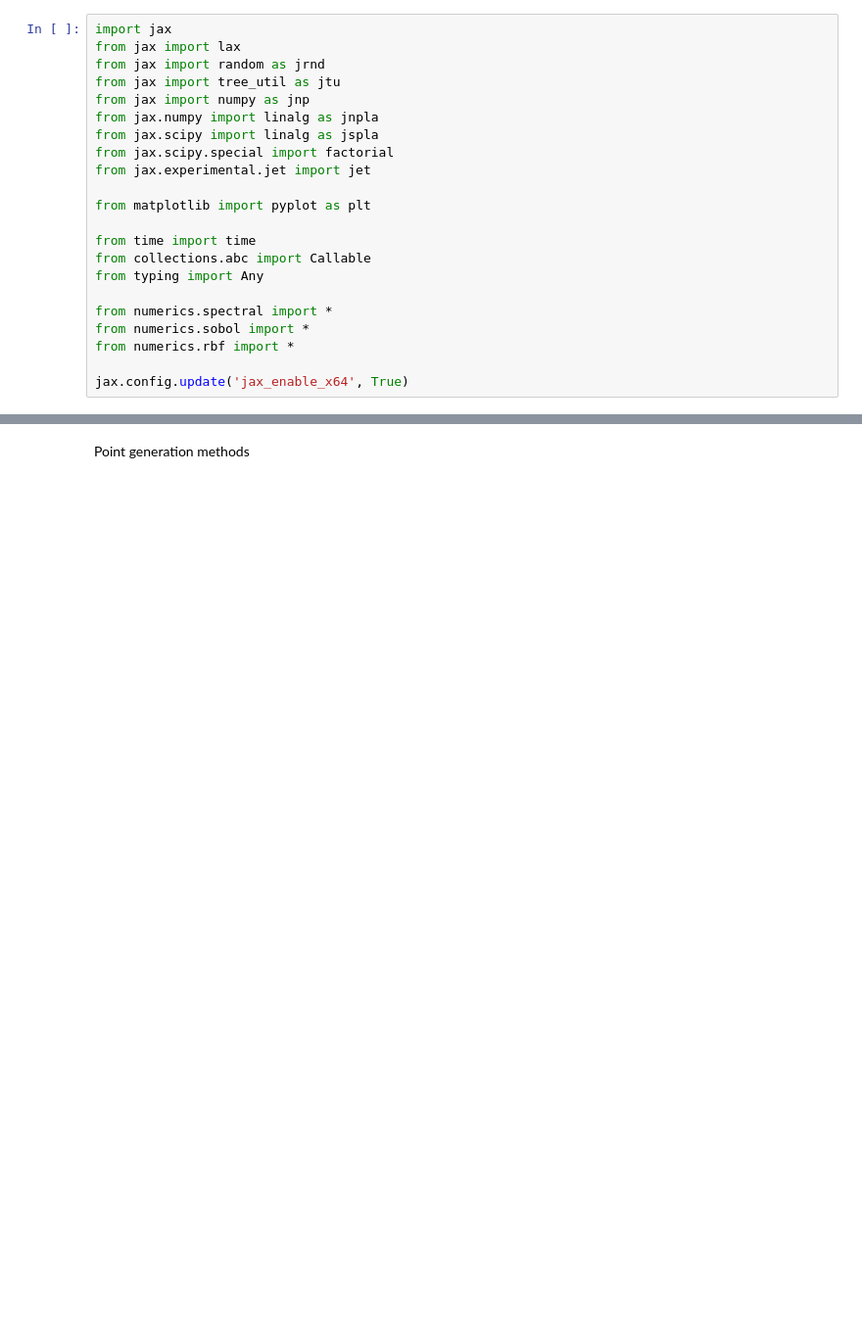
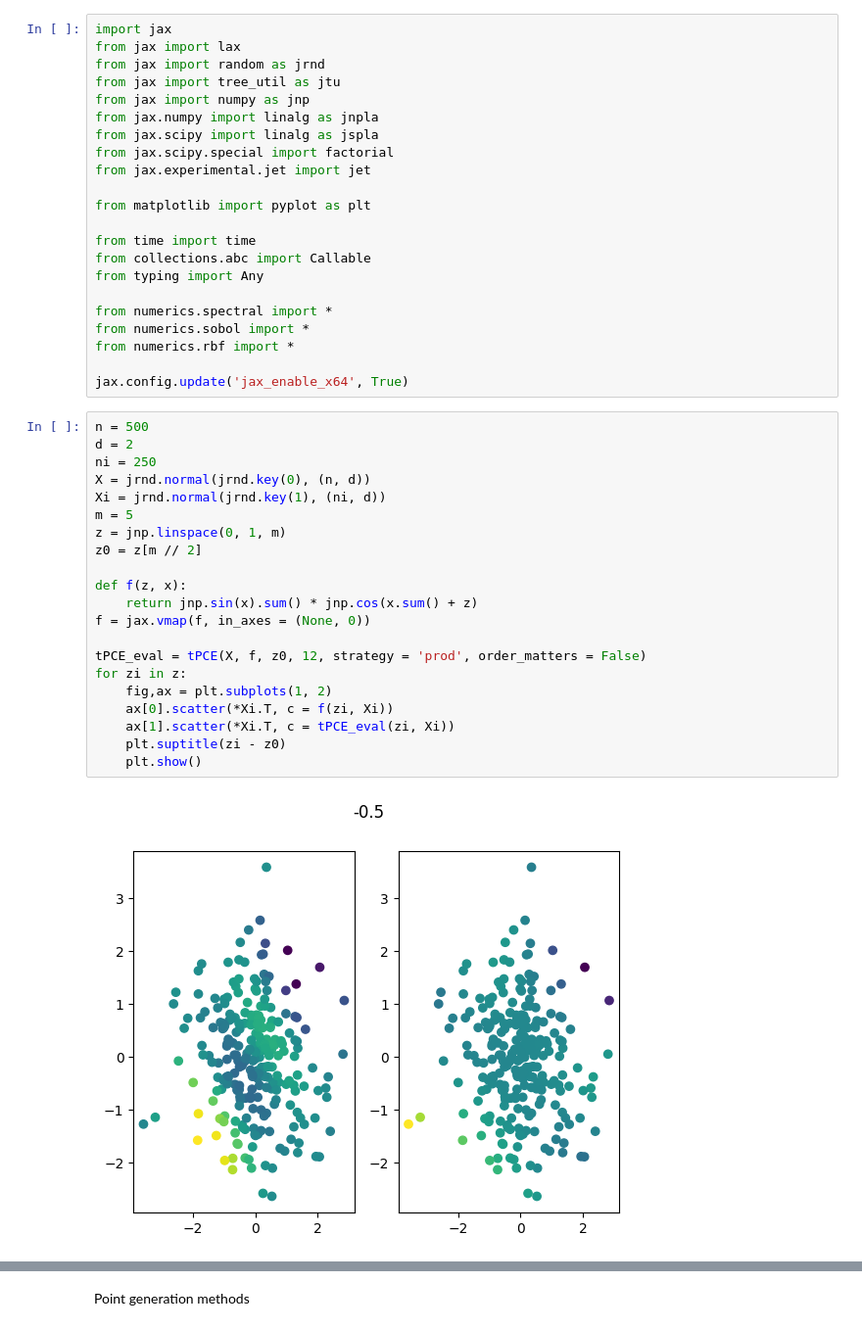
Before and after one commit to ianmessa/PSHAX, a Jupyter notebook: src/numerics/sketches.ipynb, the cells around one changed output, grey strips where cells are left out. Shown at 98% size. Cells and saved outputs as stored; diff of their text form; blank space fills up the shorter version.

```diff
--- a/src/numerics/sketches.ipynb
+++ b/src/numerics/sketches.ipynb
@@ -20,3 +20,26 @@ from numerics.sobol import *
 from numerics.rbf import *
 
 jax.config.update('jax_enable_x64', True)
+# %%
+n = 500
+d = 2
+ni = 250
+X = jrnd.normal(jrnd.key(0), (n, d))
+Xi = jrnd.normal(jrnd.key(1), (ni, d))
+m = 5
+z = jnp.linspace(0, 1, m)
+z0 = z[m // 2]
+
+def f(z, x):
+    return jnp.sin(x).sum() * jnp.cos(x.sum() + z)
+f = jax.vmap(f, in_axes = (None, 0))
+
+tPCE_eval = tPCE(X, f, z0, 12, strategy = 'prod', order_matters = False)
+for zi in z:
+    fig,ax = plt.subplots(1, 2)
+    ax[0].scatter(*Xi.T, c = f(zi, Xi))
+    ax[1].scatter(*Xi.T, c = tPCE_eval(zi, Xi))
+    plt.suptitle(zi - z0)
+    plt.show()
+# %% [output]
+[figure, added]
```
Also changed, not shown: parts of 1 cell of this notebook, 18 other files.
